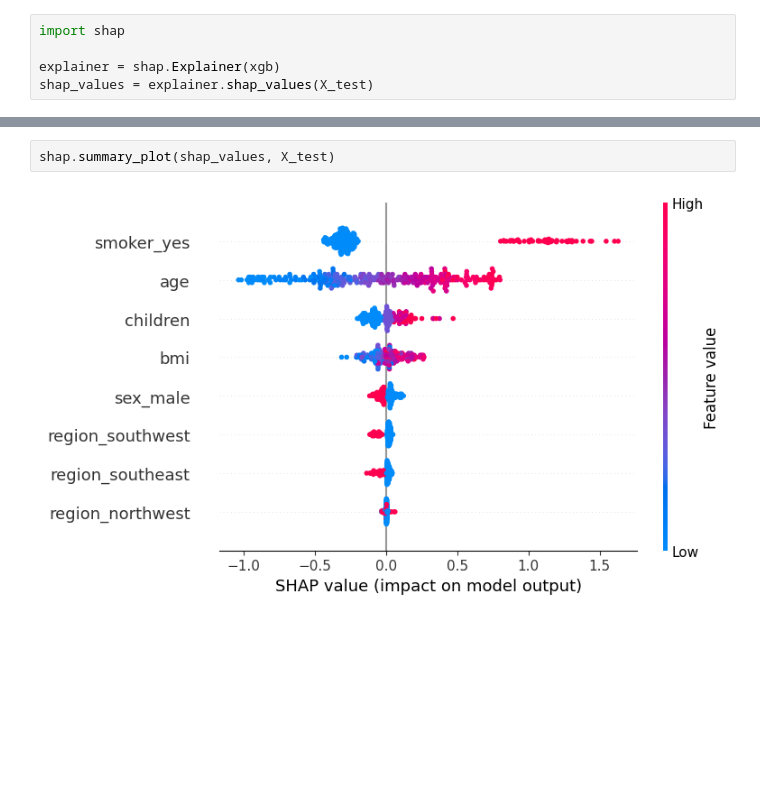
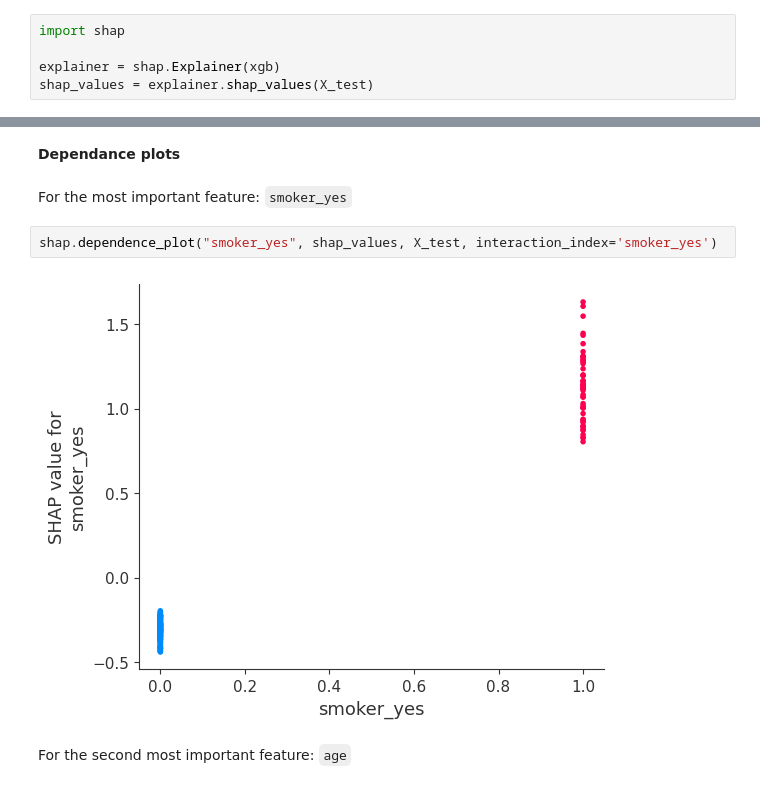
Before and after one commit to louiscockenpot/projet-explainability, a Jupyter notebook: project.ipynb, the cells around one changed output, grey strips where cells are left out. Saved outputs shown, nothing was run; the diff lists cells and outputs as text; blank space fills up the shorter version.

Commit message:
Finished question 7 (shap plots)

```diff
--- a/project.ipynb
+++ b/project.ipynb
@@ -363,5 +404,11 @@ Summary plot
+# %% [markdown]
+**Dependance plots**
+# %% [markdown]
+For the most important feature: `smoker_yes`
 # %%
-shap.summary_plot(shap_values, X_test)
+shap.dependence_plot("smoker_yes", shap_values, X_test, interaction_index='smoker_yes')
 # %% [output]
-[figure, old version]
+[figure, new version]
+# %% [markdown]
+For the second most important feature: `age`
 # %%
```
Also changed, not shown: parts of 19 cells of this notebook.
